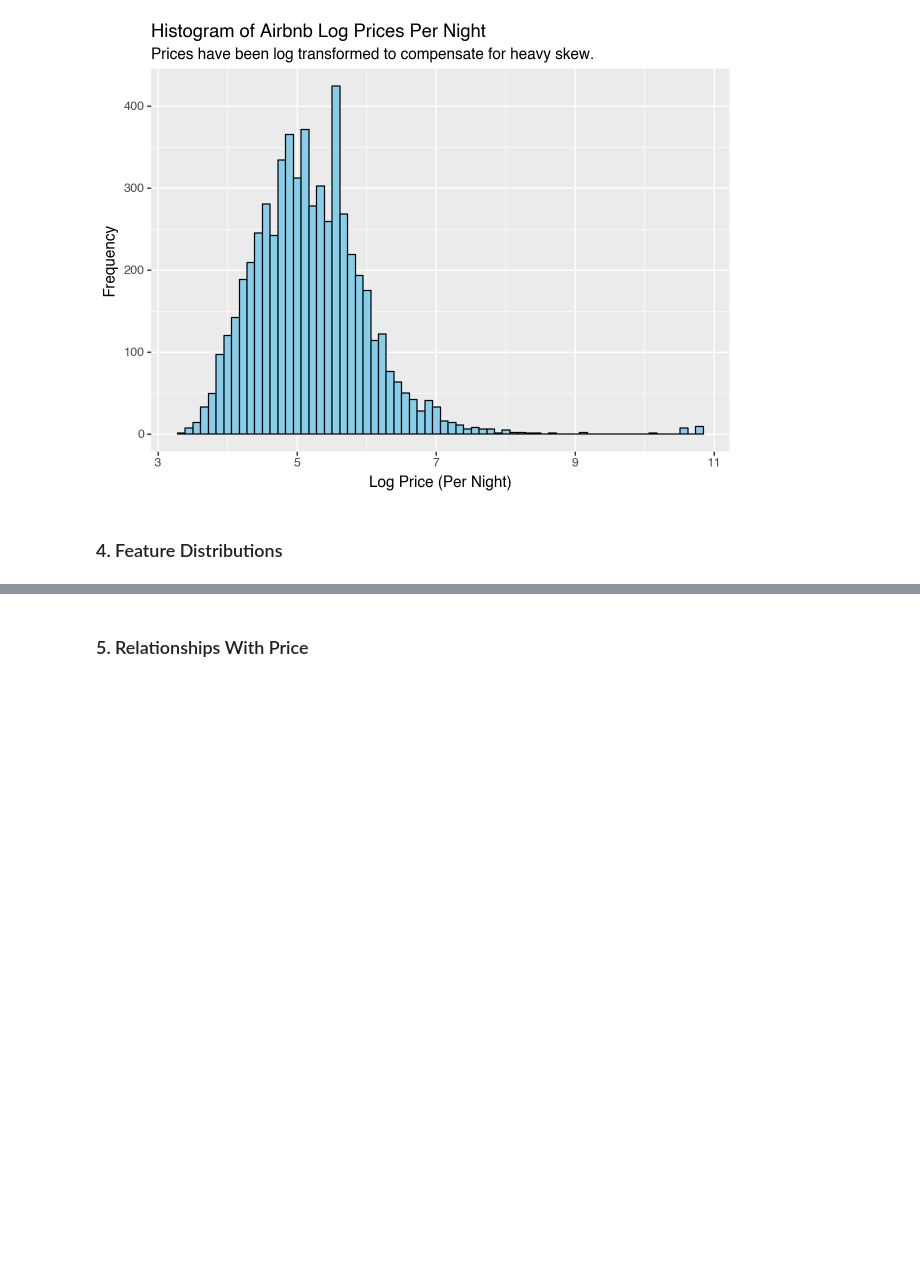
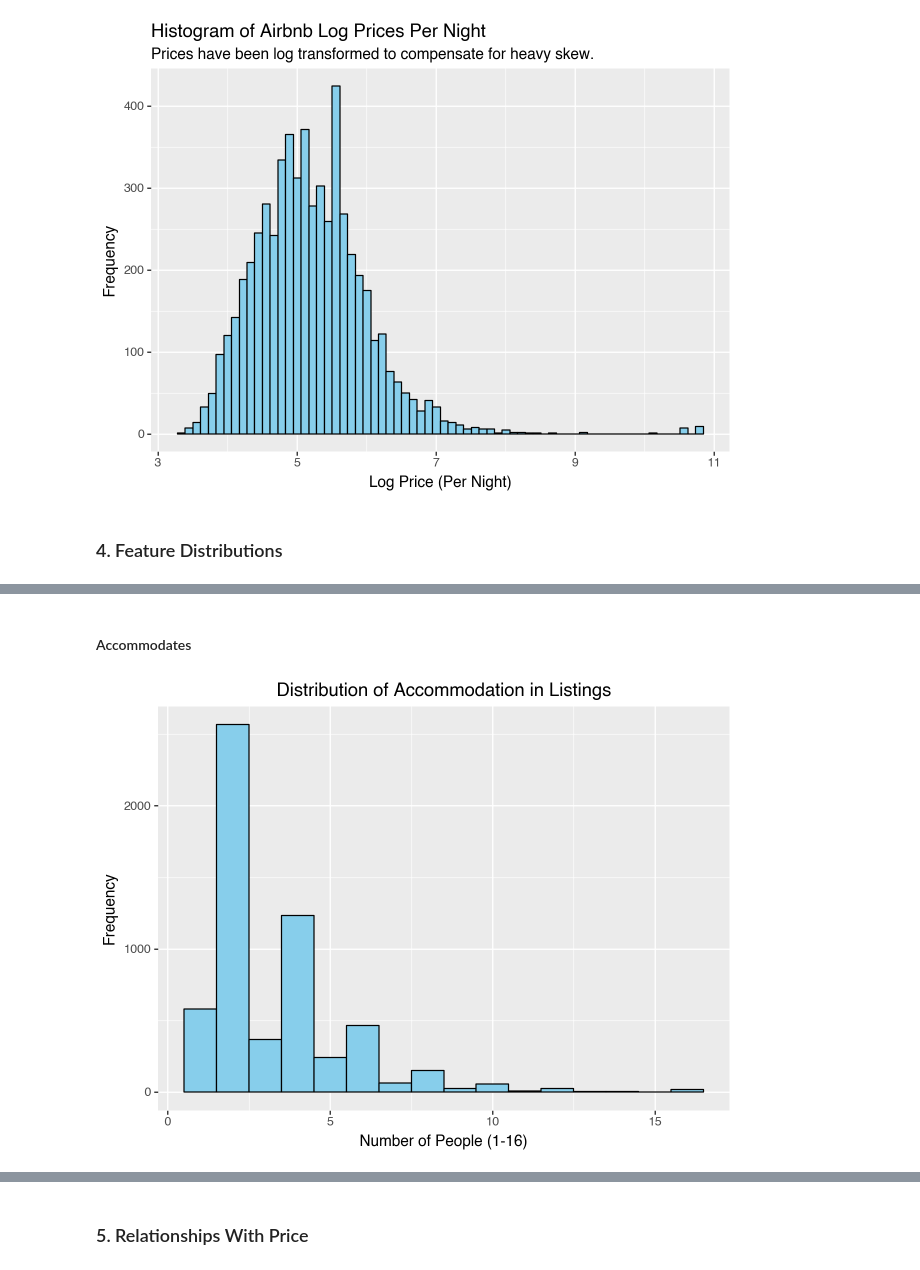
Before and after one commit to matteosaisi/airbnb-pricing-optimization, a Jupyter notebook: notebooks/01_data_exploration.ipynb, the cells around one changed output, grey strips where cells are left out. Drawn from its saved outputs; the diff is of its cells as text; code cells hidden in the pictures; blank space fills up the shorter version.

```diff
--- a/notebooks/01_data_exploration.ipynb
+++ b/notebooks/01_data_exploration.ipynb
@@ -92,0 +193,16 @@ df["log_price"] = np.log(df["price"])
+# %% [markdown]
+#### Accommodates
+# %%
+(
+    ggplot(df, mapping = aes(x = "accommodates")) +
+    geom_histogram(bins = 16,
+                   fill = "skyblue",
+                   color = "black") +
+    labs(
+        title = "Distribution of Accommodation in Listings",
+        x = "Number of People (1-16)",
+        y = "Frequency"
+    )
+)
+# %% [output]
+[figure, added]
```
Also changed, not shown: parts of 26 cells of this notebook.
